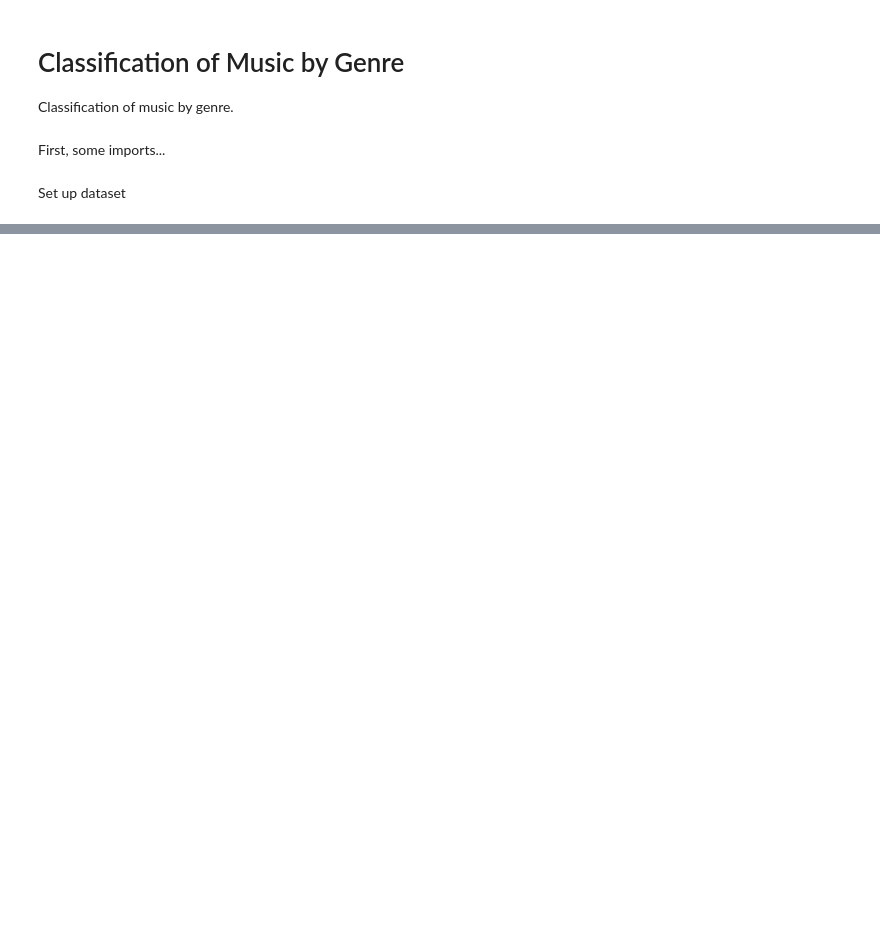
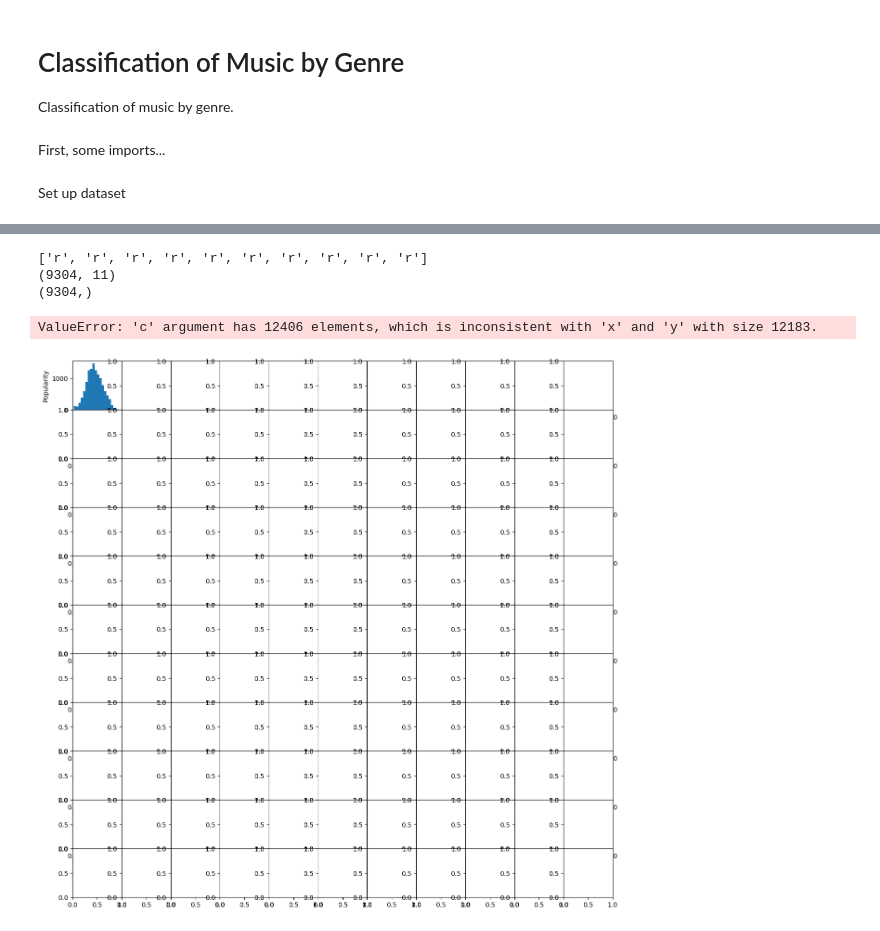
Before and after one commit to Grace-H/genre-class, a Jupyter notebook: genre-class.ipynb, the cells around one changed output, grey strips where cells are left out. Cells and saved outputs as stored; diff of their text form; code cells hidden in the pictures; blank space fills up the shorter version.

```diff
--- a/genre-class.ipynb
+++ b/genre-class.ipynb
@@ -23,9 +23,20 @@ Set up dataset
 # %%
 music = pd.read_csv("music.csv")
 X = music[["Popularity", "danceability", "energy", "loudness", "mode", "speechiness", "acousticness", "liveness", "valence", "tempo", "time_signature"]]
-y = music[["Class"]]
+y = music["Class"]
 
-X
-y
-#X_train, X_test, y_train, y_test = train_test_split(X, y)
+#y.transform({5:0, 6:1, 8:2, 9:3, 10:4}, axis=1)
+# Rename classes 5,6,8,9,10 to 0,1,2,3,4
+#new_classes = {5:0, 6:1, 8:2, 9:3, 10:4}
+#y = [new_classes[yn] for yn in y[1:]]
+
+
+X_train, X_test, y_train, y_test = train_test_split(X, y)
+
+print(X.shape)
+print(y.shape)
+print(X_train.head())
+print(X_test.head())
+print(y_train.head())
+print(y_test.head())
 # %% [output]
@@ -89,0 +102,15 @@ TypeError: cannot perform reduce with flexible type
+# %%
+color_map = {5:'r', 6:'g', 8:'b', 9:'y', 10:'c'}
+#y.apply(lambda yn : yn = color_map[y])
+colors = [color_map[yn] for yn in music["Class"]]
+print(colors[:10])
+print(X_train.shape)
+print(y_train.shape)
+dataframe = pd.DataFrame(X_train, columns=[["Popularity", "danceability", "energy", "loudness", "mode", "speechiness", "acousticness", "liveness", "valence", "tempo", "time_signature"]])
+pd.plotting.scatter_matrix(music[["Popularity", "danceability", "energy", "loudness", "mode", "speechiness", "acousticness", "liveness", "valence", "tempo", "time_signature"]], c=colors, figsize=(15, 15), marker='o', hist_kwds={'bins': 20}, s=60, alpha=.2)
+# %% [output]
+['r', 'r', 'r', 'r', 'r', 'r', 'r', 'r', 'r', 'r']
+(9304, 11)
+(9304,)
+ValueError: 'c' argument has 12406 elements, which is inconsistent with 'x' and 'y' with size 12183.
+[figure, added]
```
Also changed, not shown: parts of 3 cells of this notebook.
